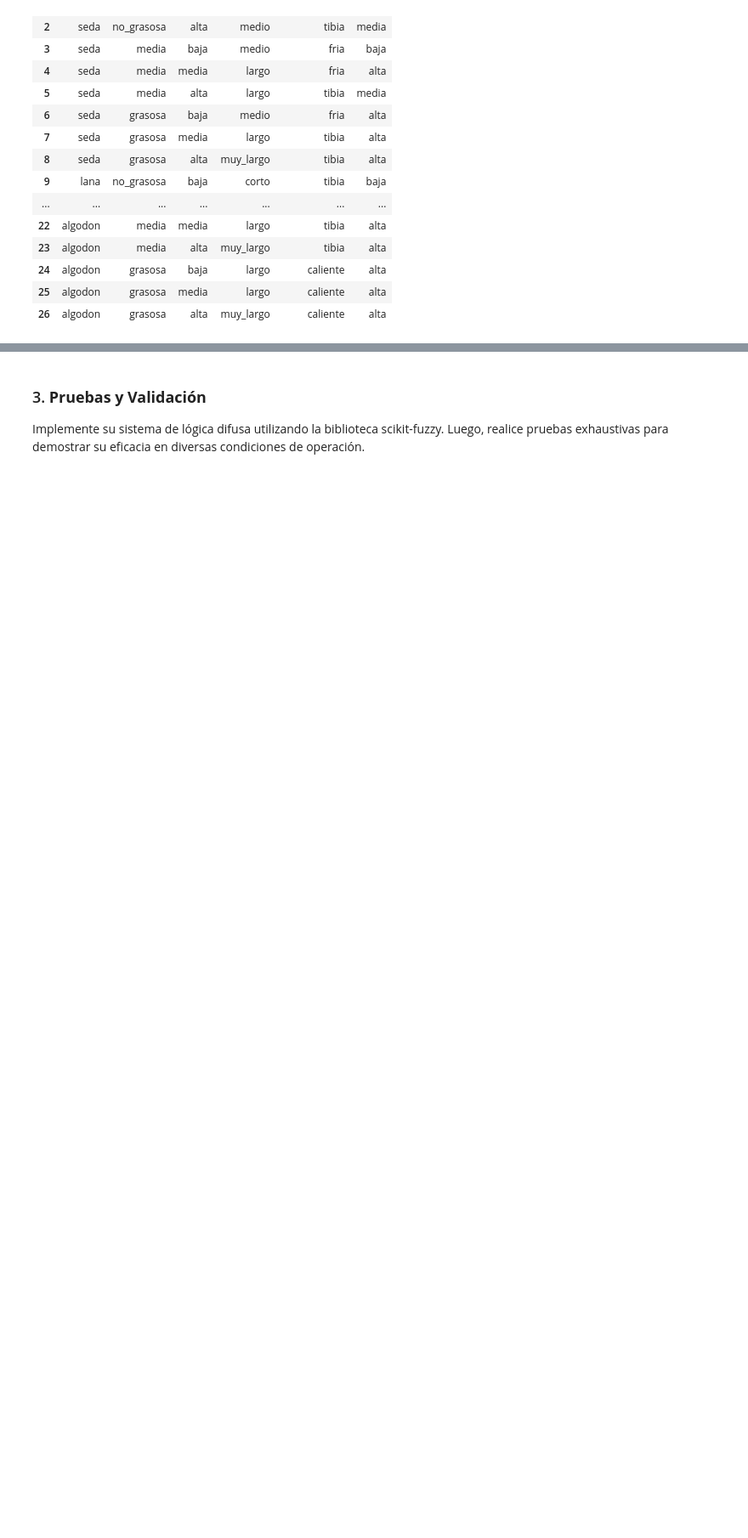
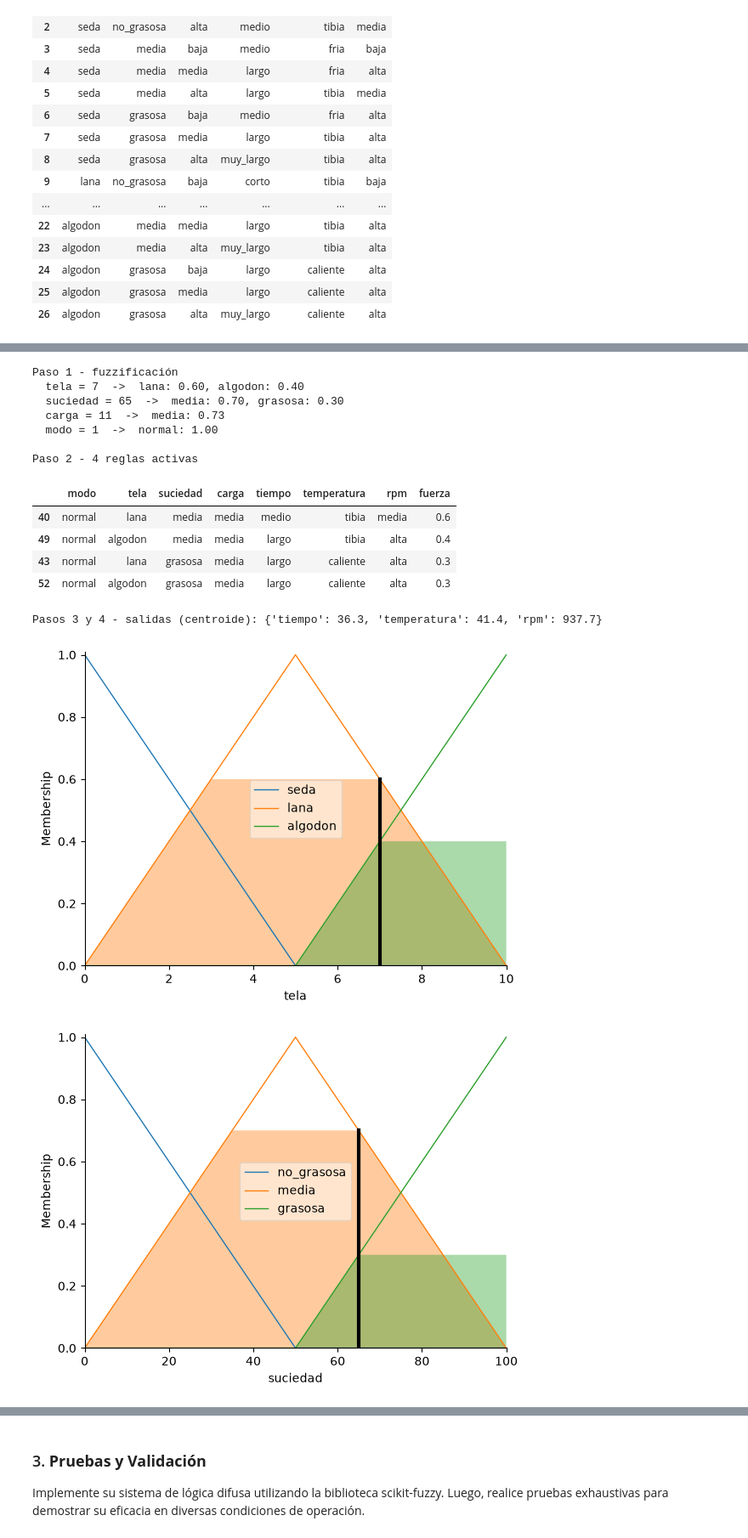
Before and after one commit to fralfaro/IPD434, a Jupyter notebook: certamen/Certamen_2026-2.ipynb, the cells around one changed output, grey strips where cells are left out. Shown at 85% size. Saved outputs shown, nothing was run; the diff lists cells and outputs as text; code cells hidden in the pictures; blank space fills up the shorter version.

```diff
--- a/certamen/Certamen_2026-2.ipynb
+++ b/certamen/Certamen_2026-2.ipynb
@@ -221,0 +354,44 @@ print(lavar(10, 100, 18)) # algodón, muy sucio, carga alta
+# %%
+# inferencia paso a paso de un caso (usa .view() de scikit-fuzzy)
+
+caso = dict(tela=7, suciedad=65, carga=11, modo=1)
+simulacion.inputs(caso)
+simulacion.compute()
+
+# Paso 1: fuzzificación (grado de pertenencia de cada entrada a sus conjuntos)
+vars_in = {'tela': tela, 'suciedad': suciedad, 'carga': carga, 'modo': modo}
+mu = {nombre: {t: float(fuzz.interp_membership(v.universe, v[t].mf, caso[nombre])) for t in v.terms}
+      for nombre, v in vars_in.items()}
+print("Paso 1 - fuzzificación")
+for nombre, g in mu.items():
+    print(f"  {nombre} = {caso[nombre]}  ->  " + ", ".join(f"{t}: {x:.2f}" for t, x in g.items() if x > 0))
+
+# Paso 2: reglas activas (fuerza = mínimo de los grados de los antecedentes)
+act = reglas_modo_df.copy()
+act['fuerza'] = [min(mu['tela'][r.tela], mu['suciedad'][r.suciedad], mu['carga'][r.carga], mu['modo'][r.modo])
+                 for r in act.itertuples()]
+act = act[act.fuerza > 1e-9].sort_values('fuerza', ascending=False).round(2)
+print(f"\nPaso 2 - {len(act)} reglas activas")
+display(act)
+
+# Paso 3 y 4: agregación y defuzzificación (centroide), con los gráficos de scikit-fuzzy
+res = {k: round(float(v), 1) for k, v in simulacion.output.items()}
+print("Pasos 3 y 4 - salidas (centroide):", res)
+for v in (tela, suciedad, carga, modo, tiempo, temperatura, rpm):
+    v.view(sim=simulacion)
+# %% [output]
+Paso 1 - fuzzificación
+  tela = 7  ->  lana: 0.60, algodon: 0.40
+  suciedad = 65  ->  media: 0.70, grasosa: 0.30
+  carga = 11  ->  media: 0.73
+  modo = 1  ->  normal: 1.00
+
+Paso 2 - 4 reglas activas
+|  | modo | tela | suciedad | carga | tiempo | temperatura | rpm | fuerza |
+| 40 | normal | lana | media | media | medio | tibia | media | 0.6 |
+| 49 | normal | algodon | media | media | largo | tibia | alta | 0.4 |
+| 43 | normal | lana | grasosa | media | largo | caliente | alta | 0.3 |
+| 52 | normal | algodon | grasosa | media | largo | caliente | alta | 0.3 |
+Pasos 3 y 4 - salidas (centroide): {'tiempo': 36.3, 'temperatura': 41.4, 'rpm': 937.7}
+[figure, added]
+[figure, added]
```
Also changed, not shown: parts of 46 cells of this notebook.
